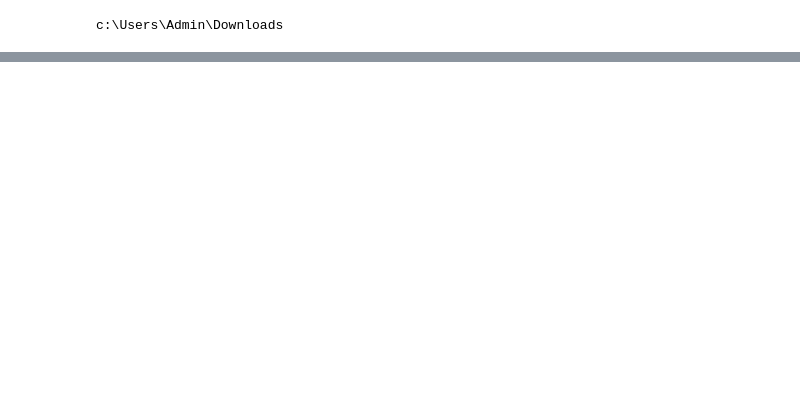
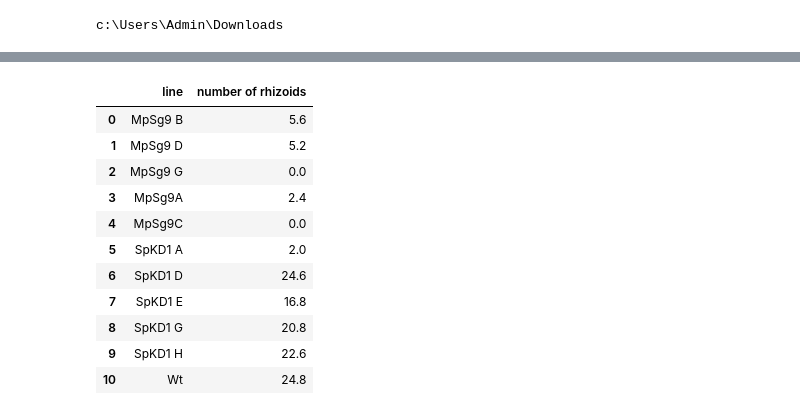
Before and after one commit to linbug/rhizoid-counting-analysis, a Jupyter notebook: rhizoid counting analysis.ipynb, the cells around one changed output, grey strips where cells are left out. Cells and saved outputs as stored; diff of their text form; code cells hidden in the pictures; blank space fills up the shorter version.

```diff
--- a/rhizoid counting analysis.ipynb
+++ b/rhizoid counting analysis.ipynb
@@ -73,0 +40,17 @@ SyntaxError: invalid syntax (<ipython-input-98-e67e65b3a0b4>, line 1)
+# %%
+new = rhizoid_data.groupby('line', as_index = False)
+means = new.aggregate(np.mean).reset_index()
+means
+# %% [output]
+|  | line | number of rhizoids |
+| 0 | MpSg9 B | 5.6 |
+| 1 | MpSg9 D | 5.2 |
+| 2 | MpSg9 G | 0.0 |
+| 3 | MpSg9A | 2.4 |
+| 4 | MpSg9C | 0.0 |
+| 5 | SpKD1 A | 2.0 |
+| 6 | SpKD1 D | 24.6 |
+| 7 | SpKD1 E | 16.8 |
+| 8 | SpKD1 G | 20.8 |
+| 9 | SpKD1 H | 22.6 |
+| 10 | Wt | 24.8 |
```
Also changed, not shown: parts of 9 cells of this notebook.
